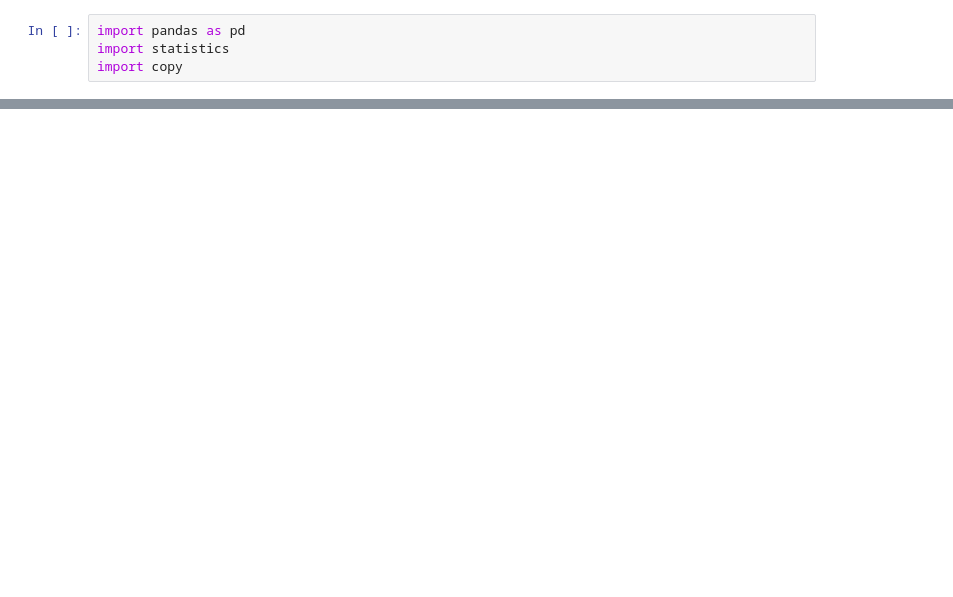
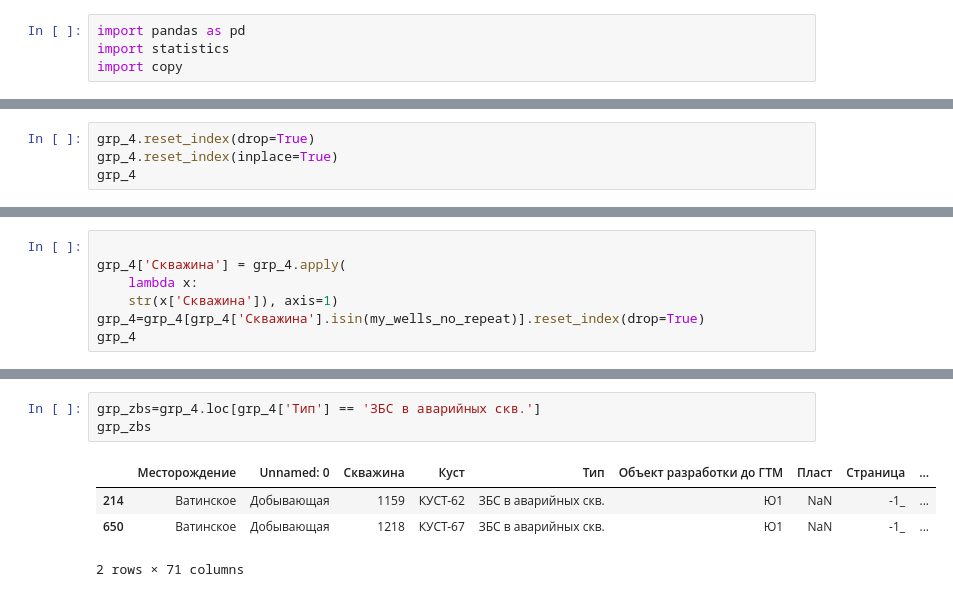
Before and after one commit to lybmvvs/appgazprom2.0, a Jupyter notebook: second app.ipynb, the cells around one changed output, grey strips where cells are left out. Cells and saved outputs as stored; diff of their text form; blank space fills up the shorter version.

```diff
--- a/second app.ipynb
+++ b/second app.ipynb
@@ -1311,0 +869,4 @@ sotired_final
+# %%
+grp_4.reset_index(drop=True)
+grp_4.reset_index(inplace=True)
+grp_4
@@ -1311,0 +887,7 @@ sotired_final
+# %%
+
+grp_4['Скважина'] = grp_4.apply(
+    lambda x:
+    str(x['Скважина']), axis=1)
+grp_4=grp_4[grp_4['Скважина'].isin(my_wells_no_repeat)].reset_index(drop=True)
+grp_4
@@ -1311,0 +908,8 @@ sotired_final
+# %%
+grp_zbs=grp_4.loc[grp_4['Тип'] == 'ЗБС в аварийных скв.']
+grp_zbs
+# %% [output]
+|  | Месторождение | Unnamed: 0 | Скважина | Куст | Тип | Объект разработки до ГТМ | Пласт | Страница | ... |
+| 214 | Ватинское | Добывающая | 1159 | КУСТ-62 | ЗБС в аварийных скв. | Ю1 | NaN | -1_ | ... |
+| 650 | Ватинское | Добывающая | 1218 | КУСТ-67 | ЗБС в аварийных скв. | Ю1 | NaN | -1_ | ... |
+2 rows × 71 columns
```
Also changed, not shown: parts of 58 cells of this notebook.
